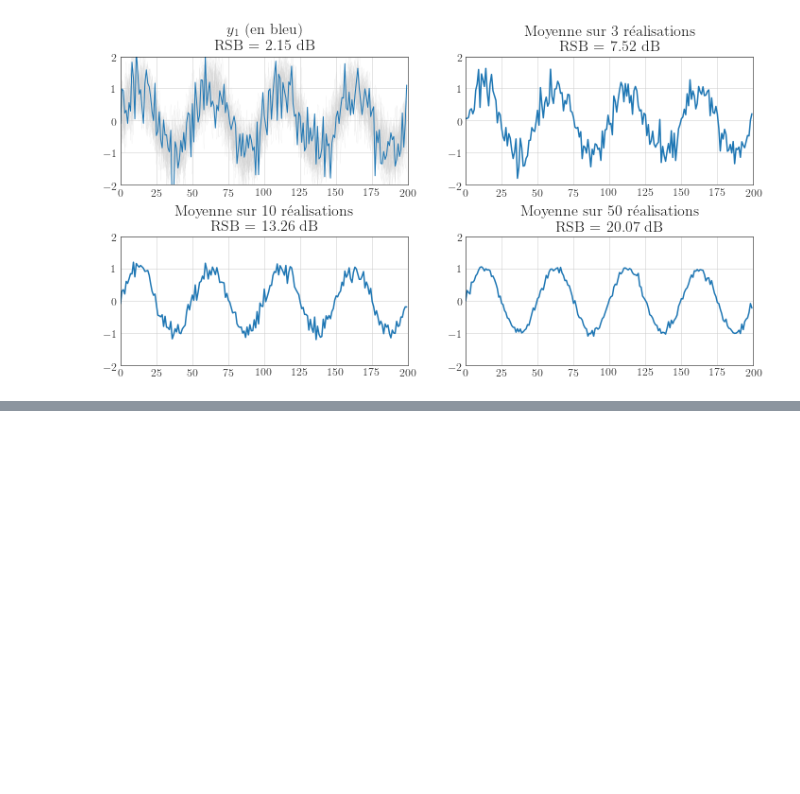
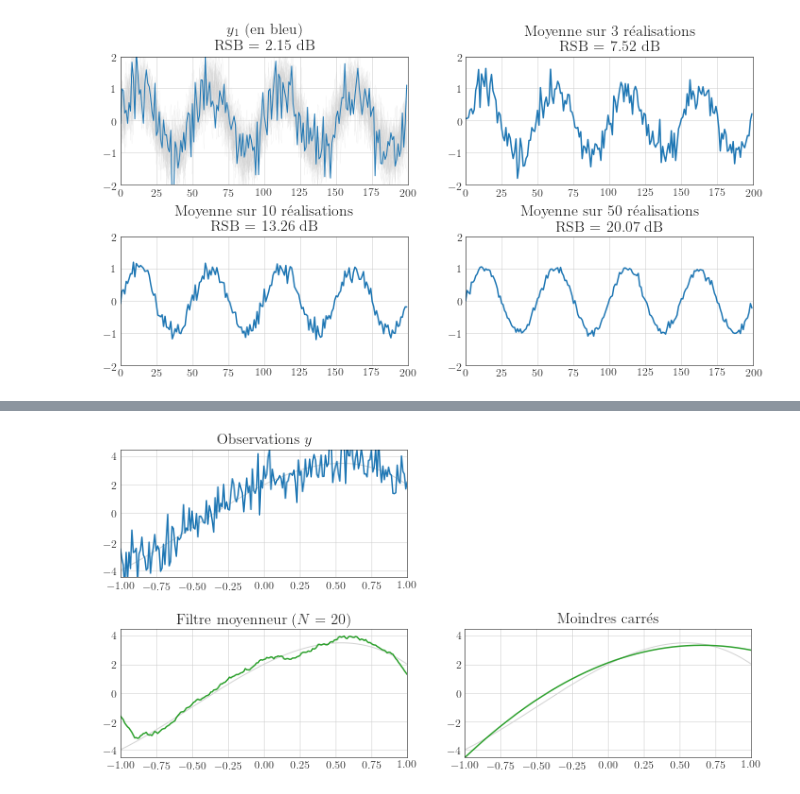
Before and after one commit to vincmazet/signal2, a Jupyter notebook: _sources/ssp-traitement.ipynb, the cells around one changed output, grey strips where cells are left out. Drawn from its saved outputs; the diff is of its cells as text; code cells hidden in the pictures; blank space fills up the shorter version.

```diff
--- a/_sources/ssp-traitement.ipynb
+++ b/_sources/ssp-traitement.ipynb
@@ -597,0 +612,85 @@ c'est donc la valeur de $\theta$ qui permet d'avoir une fonction $f_{\theta}$ qu
+# %%
+# Approximation par moindres carrés
+
+def addplot(x, y, gt, title):
+
+    # Nouveau subplot
+    if len(fig.get_axes())==0:
+        spi = 1
+    else:
+        spi = len(fig.get_axes()) + 2
+    ax = plt.subplot(2, 2, spi)
+
+    # Bordure en noir + grille
+    for side in ['bottom', 'top', 'right', 'left']:
+        ax.spines[side].set_color('k')
+        ax.spines[side].set_linewidth(0.5)
+    ax.grid(linewidth=0.5)
+
+    # Signal
+    plt.plot(x, gt, 'lightgray', linewidth=1)
+    plt.plot(x, y, 'tab:blue' if spi==1 else 'tab:green')
+    ax.set_xlim([-1, 1])
+    ax.set_ylim([-4.5, 4.5])
+
+    # Taille de police
+    plt.xticks(fontsize=12)
+    plt.yticks(fontsize=12)
+    plt.title(title, fontsize=16)
+
+# Polynôme bruité
+N = 201
+n = np.linspace(-1, 1, N)
+x = 2 + 5*n - 3*n**2 - 2*n**3
+b = np.random.normal(0, 1, N)
+y = x + b
+# myplot(n, x, '$x$', 'x')
+
+# Filtre moyenneur
+M = 20
+L = (int)((N/M)/2)
+h = np.concatenate([ np.zeros(L), np.ones(M), np.zeros(L)]) / M
+z = np.convolve(y, h, 'same')
+
+# Moindres carrés
+H = np.vstack([ n**0, n*1, n**2, n**2 ]).T
+c = np.linalg.lstsq(H, y, rcond=None)[0]
+w = np.dot(H,c)
+
+# Affichage
+fig = plt.figure(figsize=(12, 6))
+addplot(n, y, x, 'Observations $y$')
+addplot(n, z, x, 'Filtre moyenneur ($N=' + str(M) + '$)')
+addplot(n, w, x, 'Moindres carrés')
+plt.subplots_adjust(hspace=0.4)
+glue("G:ssp:moindres-carres", fig, display=False)
+
+# Affichage des différences
+fig, ax = plt.subplots(1, 2, figsize=(12, 3))
+for spi in range(2):
+    if spi==0:
+        idx = range(len(n))
+    else:
+        idx = range(50, 80)
+    for side in ['bottom', 'top', 'right', 'left']:
+        ax[spi].spines[side].set_color('k')
+        ax[spi].spines[side].set_linewidth(0.5)
+    ax[spi].grid(linewidth=0.5)
+    ax[spi].plot(n[idx], x[idx], 'lightgray', linewidth=1)
+    ax[spi].plot(n[idx], y[idx], 'tab:blue', linewidth=1)
+    ax[spi].plot(n[idx], w[idx], 'tab:green', linewidth=1)
+    if spi==0:
+        ax[spi].plot([n[idx], n[idx]], [w[idx], y[idx]], 'tab:orange', linewidth=1)
+    else:
+        ax[spi].plot([n[idx], n[idx]], [w[idx], y[idx]], 'tab:orange')
+    if spi==0:
+        ax[spi].set_xlim([-1, 1])
+        ax[spi].set_ylim([-4.5, 4.5])
+#     ax[spi].set_xticks(fontsize=12)
+#     ax[spi].set_yticks(fontsize=12)
+    ax[spi].set_title("Moindres carrés (différences)", fontsize=16)
+
+co = ax[1].axis()
+ax[0].plot([co[0], co[1], co[1], co[0], co[0]], [co[2], co[2], co[3], co[3], co[2]], "k", linewidth=0.5)
+glue("G:ssp:moindres-carres-differences", fig, display=False)
+# %% [output]
@@ -597,0 +699 @@ c'est donc la valeur de $\theta$ qui permet d'avoir une fonction $f_{\theta}$ qu
+[figure, added]
```
Also changed, not shown: parts of 2 cells of this notebook, 32 other files.
